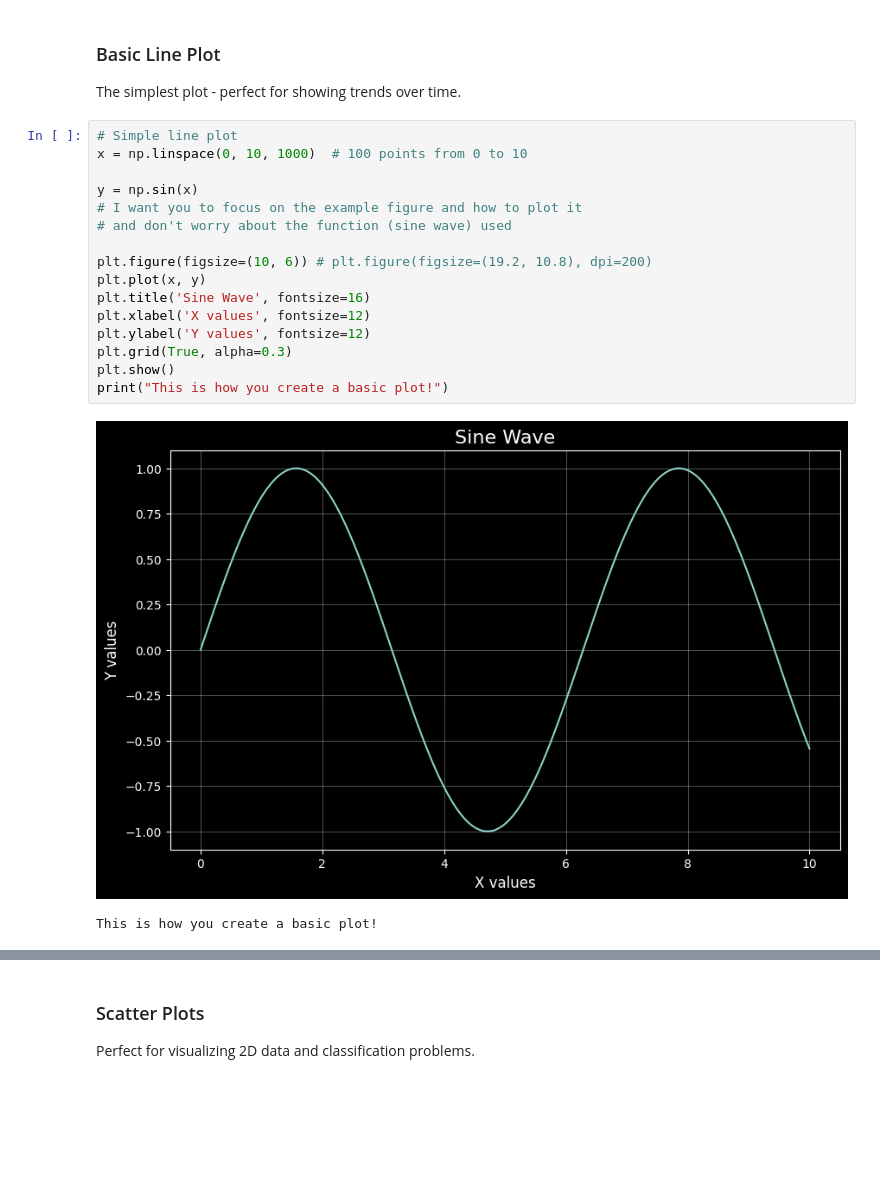
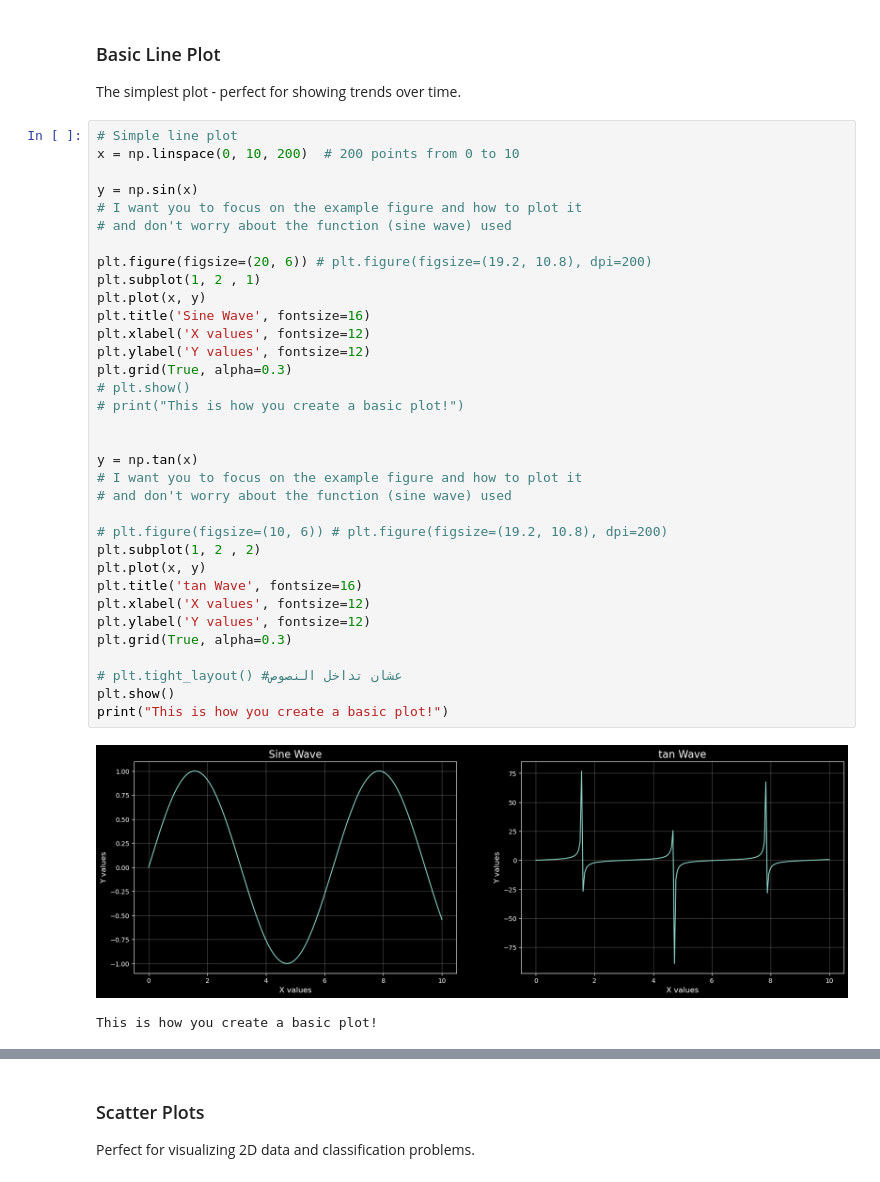
Before and after one commit to aboelmagd1/AlBdaya-AI-Labs, a Jupyter notebook: 02-Machine-Learning-Terms-and-Algorithms/week2_numpy_visualization_OOP.ipynb, the cells around one changed output, grey strips where cells are left out. Saved outputs shown, nothing was run; the diff lists cells and outputs as text; blank space fills up the shorter version.

```diff
--- a/02-Machine-Learning-Terms-and-Algorithms/week2_numpy_visualization_OOP.ipynb
+++ b/02-Machine-Learning-Terms-and-Algorithms/week2_numpy_visualization_OOP.ipynb
@@ -1348,22 +1384,40 @@ print("✓ Matplotlib ready!")
 The simplest plot - perfect for showing trends over time.
 # %%
 # Simple line plot
-x = np.linspace(0, 10, 1000)  # 100 points from 0 to 10
+x = np.linspace(0, 10, 200)  # 200 points from 0 to 10
 
 y = np.sin(x)
 # I want you to focus on the example figure and how to plot it
 # and don't worry about the function (sine wave) used
 
-plt.figure(figsize=(10, 6)) # plt.figure(figsize=(19.2, 10.8), dpi=200)
+plt.figure(figsize=(20, 6)) # plt.figure(figsize=(19.2, 10.8), dpi=200)
+plt.subplot(1, 2 , 1)
 plt.plot(x, y)
 plt.title('Sine Wave', fontsize=16)
 plt.xlabel('X values', fontsize=12)
 plt.ylabel('Y values', fontsize=12)
 plt.grid(True, alpha=0.3)
+# plt.show()
+# print("This is how you create a basic plot!")
+
+
+y = np.tan(x)
+# I want you to focus on the example figure and how to plot it
+# and don't worry about the function (sine wave) used
+
+# plt.figure(figsize=(10, 6)) # plt.figure(figsize=(19.2, 10.8), dpi=200)
+plt.subplot(1, 2 , 2)
+plt.plot(x, y)
+plt.title('tan Wave', fontsize=16)
+plt.xlabel('X values', fontsize=12)
+plt.ylabel('Y values', fontsize=12)
+plt.grid(True, alpha=0.3)
+
+# plt.tight_layout() #عشان تداخل النصوص
 plt.show()
 print("This is how you create a basic plot!")
 # %% [output]
-[figure, old version]
+[figure, new version]
 This is how you create a basic plot!
 # %%
 # ML Example: Training Loss Curve
```
Also changed, not shown: parts of 27 cells of this notebook, 1 other file.
